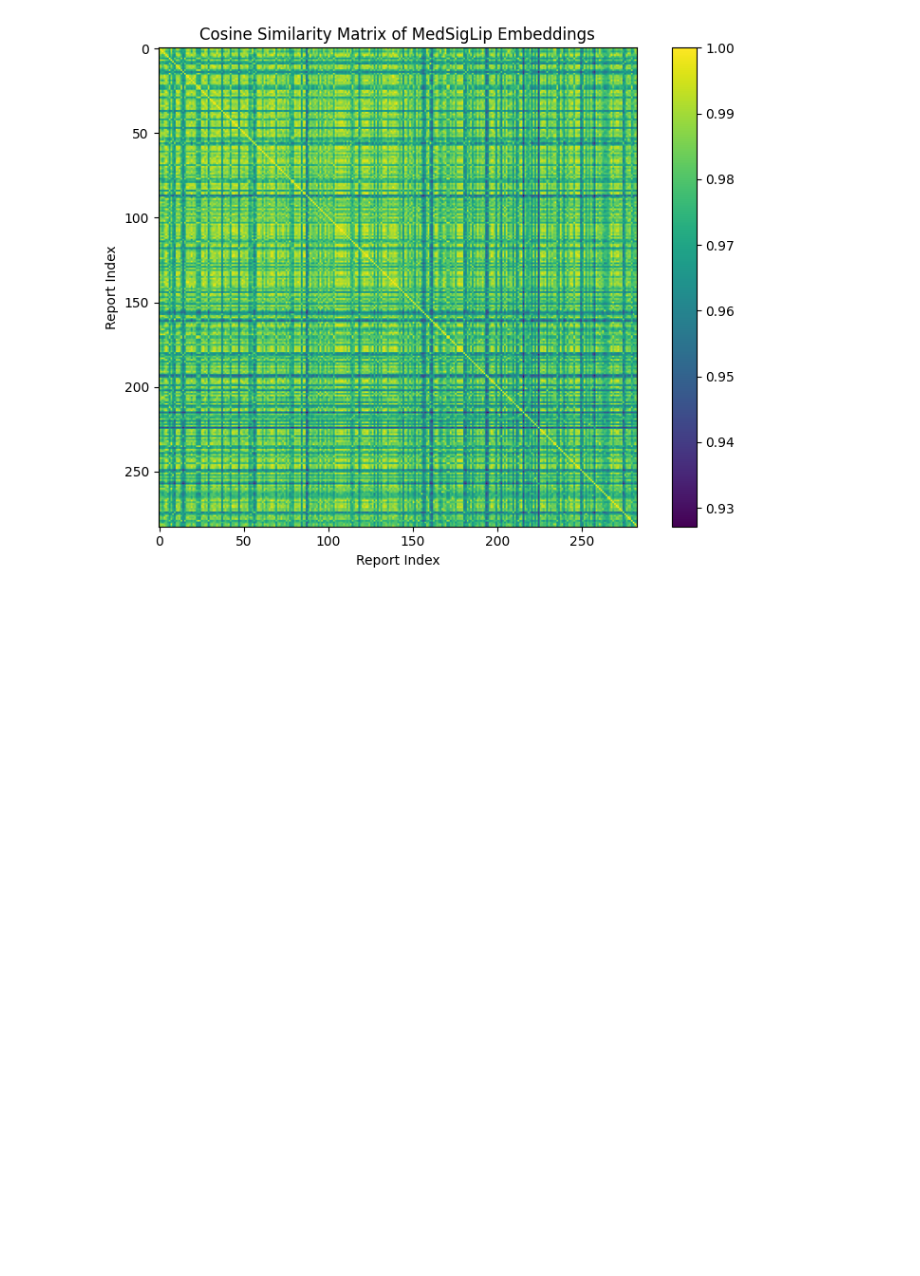
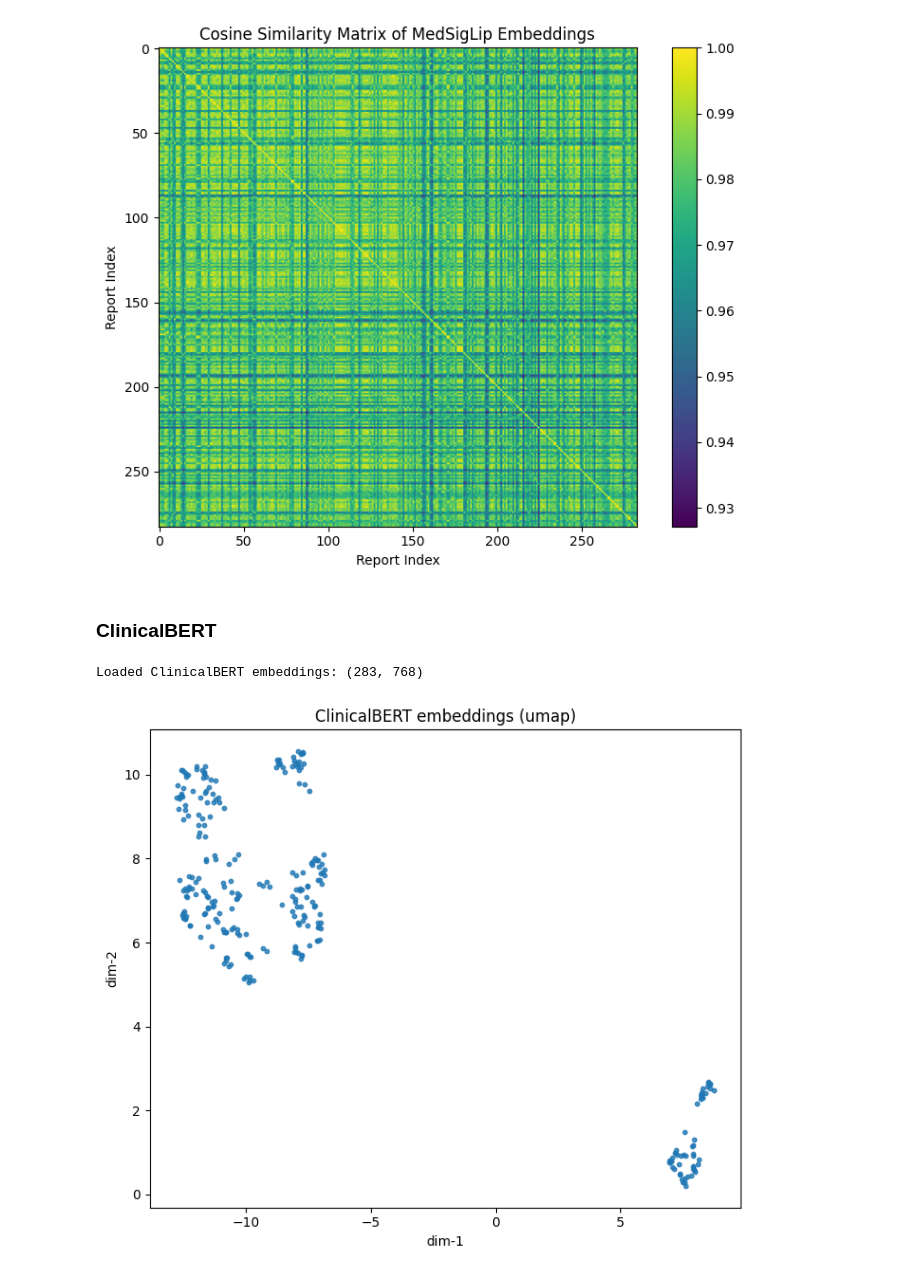
Before and after one commit to AImageLab-zip/Report-Guided-Segmentation, a Jupyter notebook: scripts/inspect_textemb_2d.ipynb, the cells around one changed output. Saved outputs shown, nothing was run; the diff lists cells and outputs as text; code cells hidden in the pictures; blank space fills up the shorter version.

Commit message:
ClinicalBERT

```diff
--- a/scripts/inspect_textemb_2d.ipynb
+++ b/scripts/inspect_textemb_2d.ipynb
@@ -161,3 +160,58 @@ plt.tight_layout()
 plt.show()
 # %% [output]
 [figure]
+# %% [markdown]
+### ClinicalBERT
+# %%
+emb_path = "/leonardo_work/IscrC_narc2/reports_project/QaTa-COV19/Text_Embeddings/ClinicalBERT/reports_emb.npy"
+X = np.load(emb_path)
+
+X = np.squeeze(X)
+assert X.ndim == 2, f"Expected [N, D], got {X.shape}"
+
+print("Loaded ClinicalBERT embeddings:", X.shape)
+# %% [output]
+Loaded ClinicalBERT embeddings: (283, 768)
+# %%
+# Standardize + PCA pre-step (good default)
+Xs = StandardScaler().fit_transform(X)
+Xp = PCA(n_components=min(50, Xs.shape[1]), random_state=0).fit_transform(Xs)
+
+# Choose ONE method:
+method = "umap"   # "umap" | "tsne" | "pca2"
+
+if method == "pca2":
+    Z = PCA(n_components=2, random_state=0).fit_transform(Xp)
+
+elif method == "tsne":
+    Z = TSNE(
+        n_components=2,
+        perplexity=30,
+        learning_rate="auto",
+        init="pca",
+        random_state=0
+    ).fit_transform(Xp)
+
+elif method == "umap":
+    if not HAS_UMAP:
+        raise RuntimeError("UMAP not installed. Run: pip install umap-learn")
+    Z = umap.UMAP(
+        n_components=2,
+        n_neighbors=30,
+        min_dist=0.1,
+        metric="cosine",
+        random_state=0,
+    ).fit_transform(Xp)
+
+else:
+    raise ValueError("method must be 'umap', 'tsne', or 'pca2'")
+
+plt.figure(figsize=(7, 6))
+plt.scatter(Z[:, 0], Z[:, 1], s=10, alpha=0.8)
+plt.title(f"ClinicalBERT embeddings ({method})")
+plt.xlabel("dim-1")
+plt.ylabel("dim-2")
+plt.tight_layout()
+plt.show()
+# %% [output]
+[figure, added]
```
Also changed, not shown: parts of 4 cells of this notebook, 3 other files.
